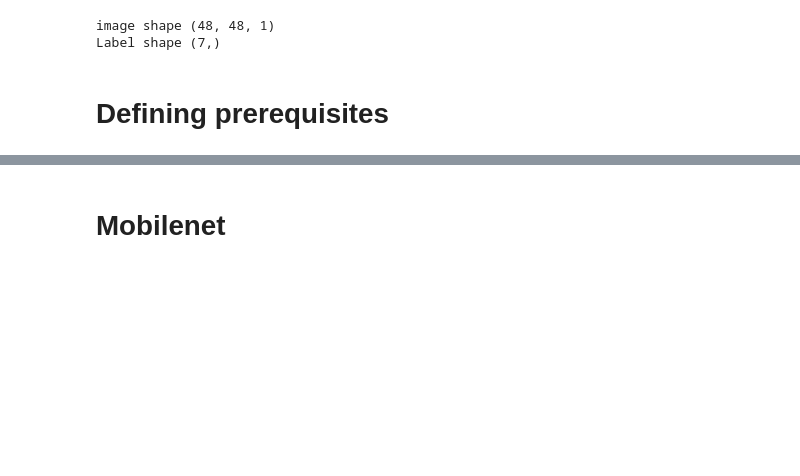
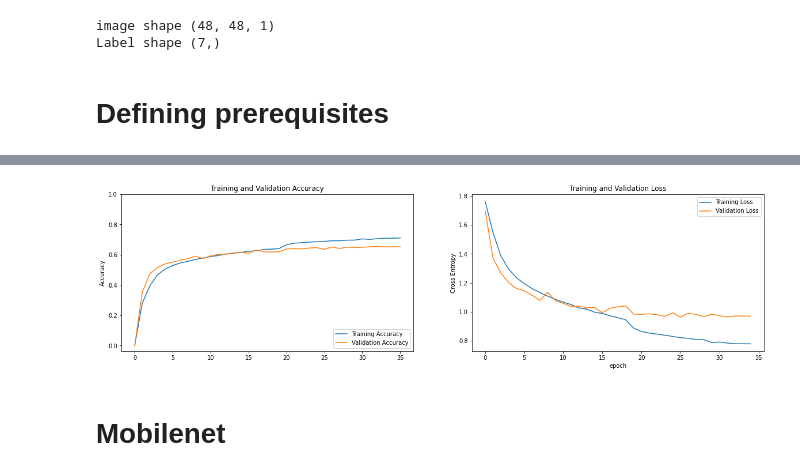
Before and after one commit to s-kp/CapstoneProject-FaceEmotionRecognition, a Jupyter notebook: FER_Notebook.ipynb, the cells around one changed output, grey strips where cells are left out. Drawn from its saved outputs; the diff is of its cells as text; code cells hidden in the pictures; blank space fills up the shorter version.

Commit message:
AlexNet and a CustomModel Experimented

```diff
--- a/FER_Notebook.ipynb
+++ b/FER_Notebook.ipynb
@@ -104,5 +107,8 @@ Label shape (7,)
 # %% [markdown]
 <a name='2'></a>
 # **Defining prerequisites**
+# %%
+# Defining te default optimizer for compiling te models
+opt = Adam(learning_rate=0.0001, decay=1e-6)
 # %%
 # Defining a function to generate callbacks
@@ -119,13 +132,22 @@ def callback_list(name):
 
     return callbacks
 # %%
+# Plot the training and validation accuracy and loss
 def plots(history):
-    # Plot the training and validation accuracy
+    ''' Defining a function to Plot the accuracy and loss
+    Arguments:
+        name -- name of the model
+        esp -- early stopping patience
+        lrp -- reduce learning rate patience
+    Returns:
+        the list of callbacks
+    '''
     acc = [0.] + history.history['accuracy']
     val_acc = [0.] + history.history['val_accuracy']
 
     loss = history.history['loss']
     val_loss = history.history['val_loss']
+
     plt.figure(figsize=(20, 5))
     plt.subplot(1, 2, 1)
     plt.plot(acc, label='Training Accuracy')
@@ -145,0 +171,25 @@ def plots(history):
+# %%
+# AlexNet CNN architecture from scratch using keras sequential API
+alexnet = Sequential([# The first block with 1 conv
+                      Conv2D(96, kernel_size=3, activation='relu', padding='same', input_shape=(48, 48, 1)),
+                      BatchNormalization(), MaxPool2D(pool_size=(2,2)),
+                      # The second block with 1 conv
+                      Conv2D(256, kernel_size=3, activation='relu', padding='same'),
+                      BatchNormalization(), MaxPool2D(pool_size=(2,2)),
+                      # The third block with 3 conv
+                      Conv2D(384, kernel_size=3, activation='relu', padding='same'),
+                      Conv2D(384, kernel_size=3, activation='relu', padding='same'),
+                      Conv2D(256, kernel_size=3, activation='relu', padding='same'),
+                      MaxPool2D(pool_size=(2,2)),
+                      # Flattening and Using 2 fully connected layer with 4096 units and relu activation
+                      Flatten(),
+                      Dense(4096, activation='relu'), Dropout(0.5),
+                      Dense(4096, activation='relu'), Dropout(0.5),
+                      # Using a prediction layer with seven neuron
+                      Dense(7, activation='softmax')])
+
+# Compiling the model
+alexnet.compile(loss='categorical_crossentropy', optimizer=opt, metrics=['accuracy'])
+
+# checking summary
+alexnet.summary()
@@ -145,0 +214,3 @@ def plots(history):
+# %%
+# Fitting the model
+history = alexnet.fit(train_data, validation_data=validation, epochs=100, callbacks=callback_list('alexnet'))
@@ -146,3 +235,8 @@ def plots(history):
+# %%
+# Plotting te accuracy and loss
+plots(history)
+# %% [output]
+[figure, added]
 # %% [markdown]
 <a name='2'></a>
 # **Mobilenet**
```
Also changed, not shown: parts of 29 cells of this notebook.
